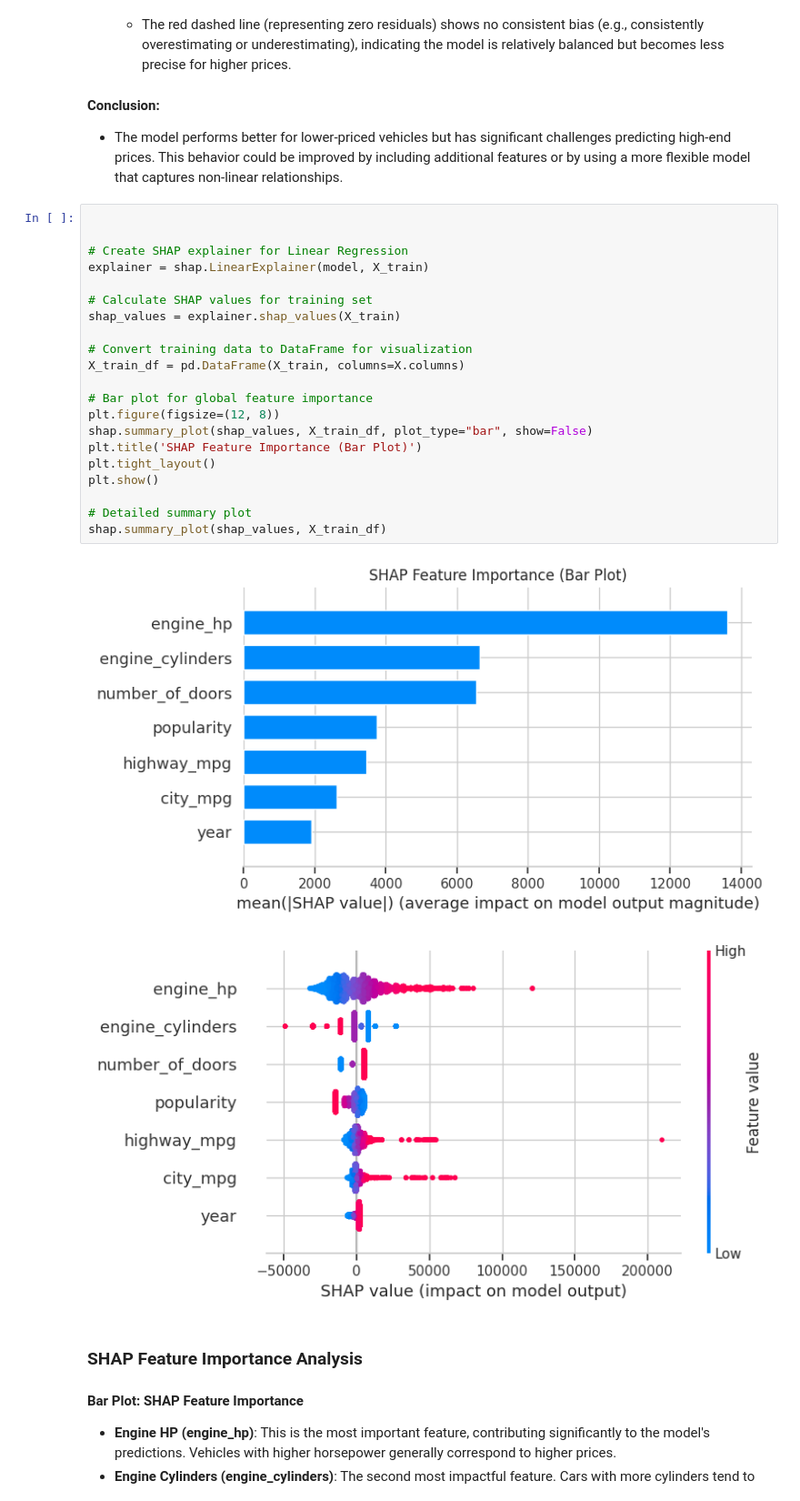
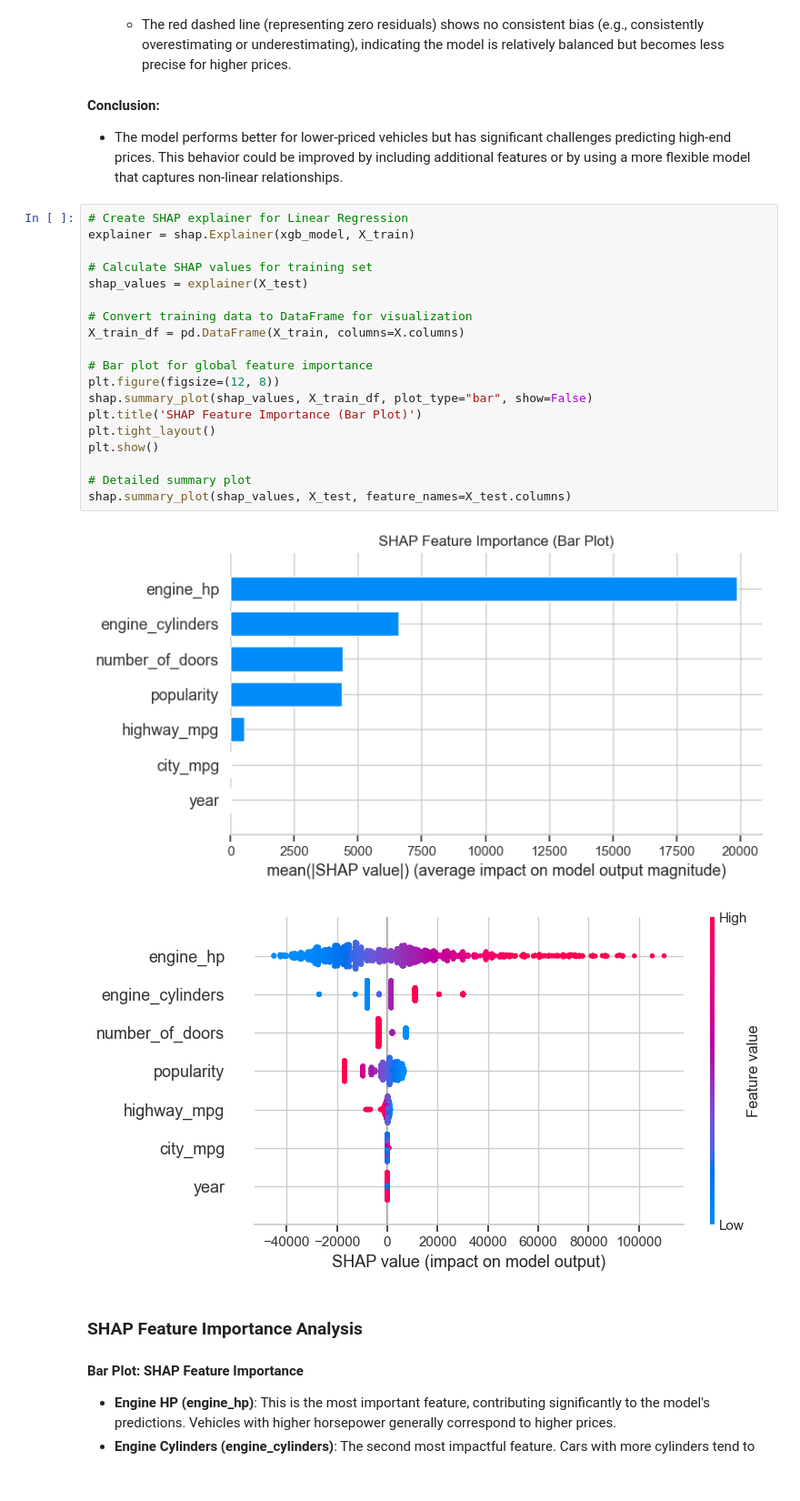
Before and after one commit to Mahmudhassan18/TDS-CARS-MSRP, a Jupyter notebook: TDS-CARS-MSRP.IPYNB, the cells around one changed output. Shown at 91% size. Cells and saved outputs as stored; diff of their text form.

```diff
--- a/TDS-CARS-MSRP.IPYNB
+++ b/TDS-CARS-MSRP.IPYNB
@@ -404,29 +408,27 @@ plt.show()
 #### **Conclusion**:
 - The model performs better for lower-priced vehicles but has significant challenges predicting high-end prices. This behavior could be improved by including additional features or by using a more flexible model that captures non-linear relationships.
 # %%
-
-
 # Create SHAP explainer for Linear Regression
-explainer = shap.LinearExplainer(model, X_train)
+explainer = shap.Explainer(xgb_model, X_train)
 
 # Calculate SHAP values for training set
-shap_values = explainer.shap_values(X_train)
+shap_values = explainer(X_test)
 
 # Convert training data to DataFrame for visualization
 X_train_df = pd.DataFrame(X_train, columns=X.columns)
 
 # Bar plot for global feature importance
 plt.figure(figsize=(12, 8))
 shap.summary_plot(shap_values, X_train_df, plot_type="bar", show=False)
 plt.title('SHAP Feature Importance (Bar Plot)')
 plt.tight_layout()
 plt.show()
 
 # Detailed summary plot
-shap.summary_plot(shap_values, X_train_df)
+shap.summary_plot(shap_values, X_test, feature_names=X_test.columns)
 # %% [output]
-[figure, old version]
+[figure, new version]
-[figure, old version]
+[figure, new version]
 # %% [markdown]
 ### SHAP Feature Importance Analysis
 
```
Also changed, not shown: parts of 17 cells of this notebook.
